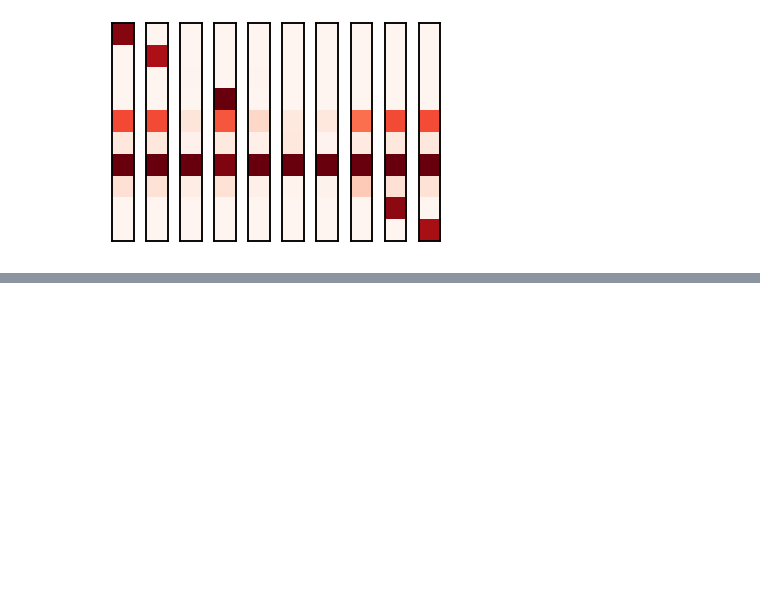
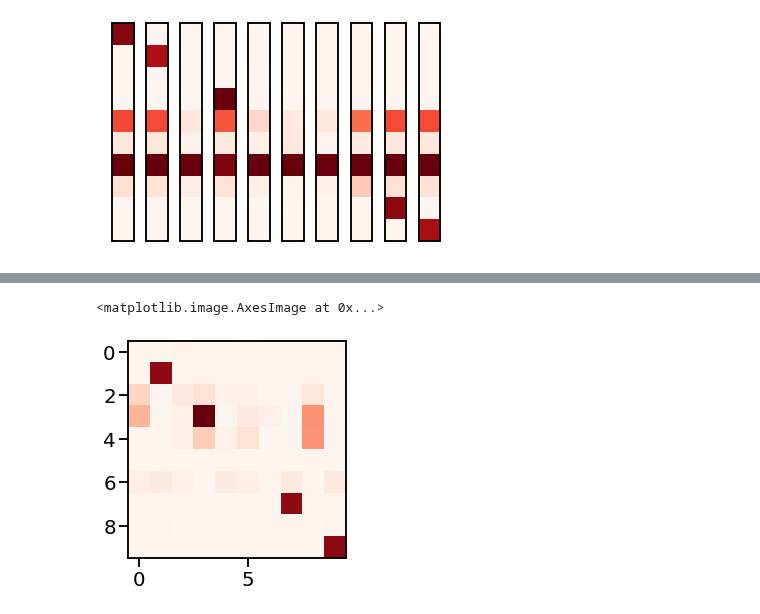
Before and after one commit to muhammadyaseen/vae-disentanglement, a Jupyter notebook: notebooks/PerturbationTesting.ipynb, the cells around one changed output, grey strips where cells are left out. Saved outputs shown, nothing was run; the diff lists cells and outputs as text; code cells hidden in the pictures; blank space fills up the shorter version.

```diff
--- a/notebooks/PerturbationTesting.ipynb
+++ b/notebooks/PerturbationTesting.ipynb
@@ -138,0 +167,5 @@ visualize_change(diffs[30])
+# %%
+plt.imshow(diffs[0][0].cpu().numpy().T, cmap='Reds')
+# %% [output]
+<matplotlib.image.AxesImage at 0x...>
+[figure, added]
```
Also changed, not shown: parts of 14 cells of this notebook, 3 other files.
